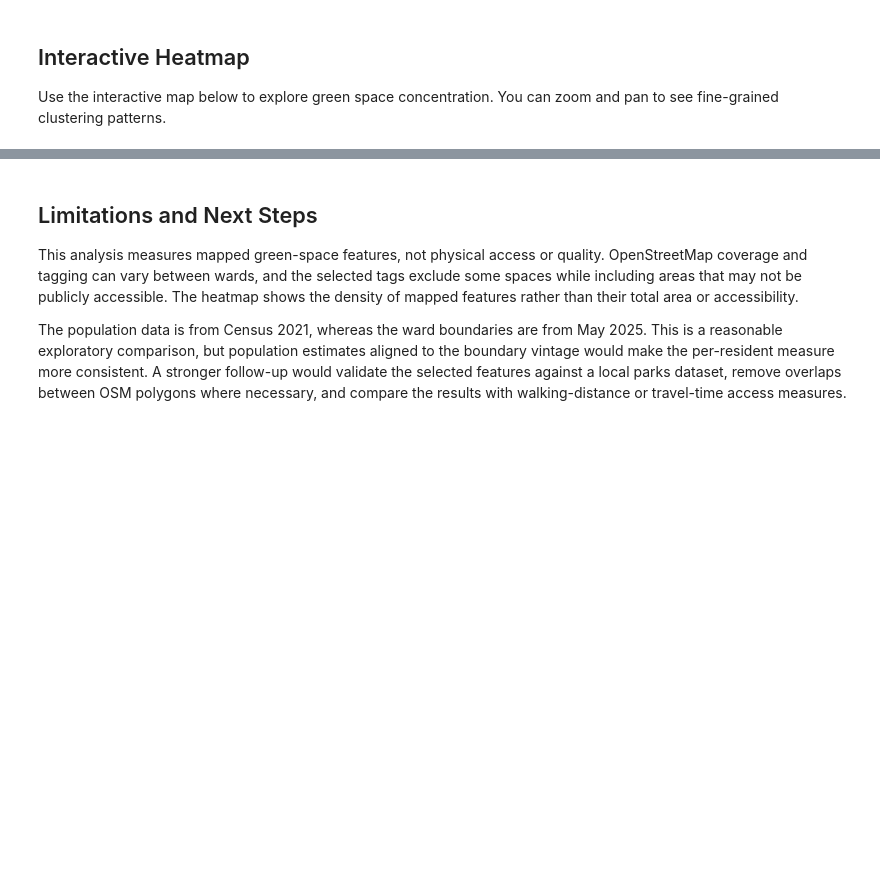
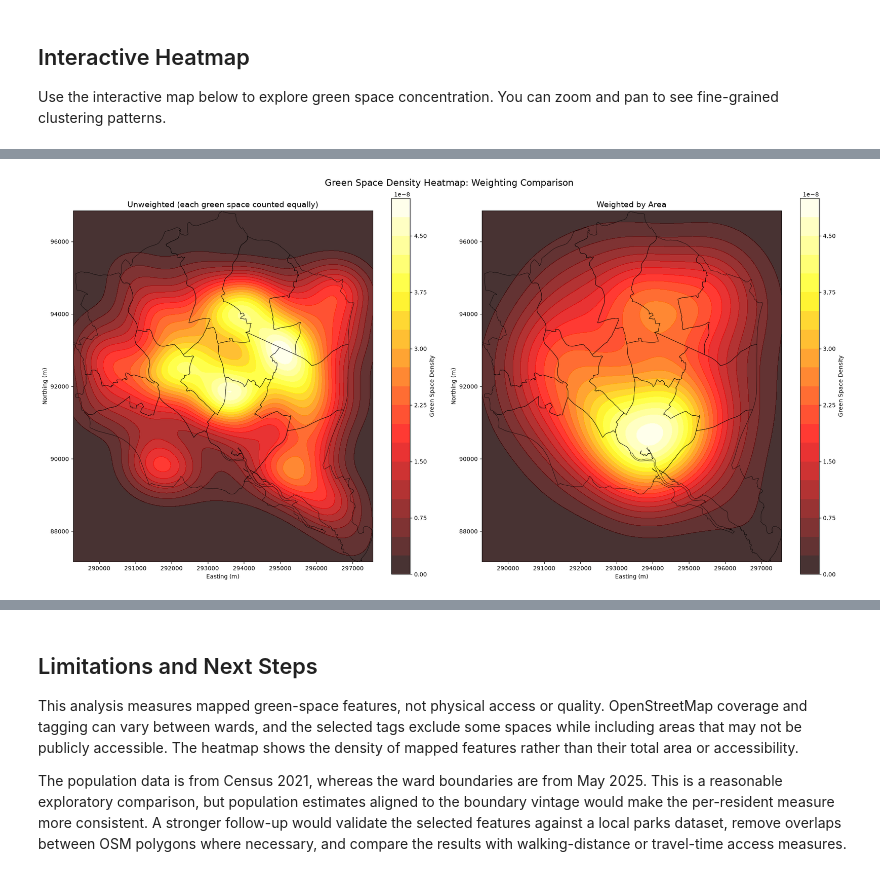
Before and after one commit to livi514/mapping-green-spaces-in-exeter, a Jupyter notebook: geopandas project.ipynb, the cells around one changed output, grey strips where cells are left out. Drawn from its saved outputs; the diff is of its cells as text; code cells hidden in the pictures; blank space fills up the shorter version.

```diff
--- a/geopandas project.ipynb
+++ b/geopandas project.ipynb
@@ -526,35 +523,34 @@ grid_size = 100
 grid_x = np.linspace(minx, maxx, grid_size)
 grid_y = np.linspace(miny, maxy, grid_size)
 xx, yy = np.meshgrid(grid_x, grid_y)
-
-# reshape grid for KDE evaluation, weighting each point by its green space area
 positions = np.vstack([xx.ravel(), yy.ravel()])
-kernel = gaussian_kde(np.vstack([x, y]), weights=green_areas)
-density = kernel(positions).reshape(xx.shape)
 # %% [markdown]
 ## Interactive Heatmap
 
 Use the interactive map below to explore green space concentration. You can zoom and pan to see fine-grained clustering patterns.
 # %%
-# reproject green centroids to WGS84 (latitude/longitude) for Folium
-green_wgs84 = green_centroids.to_crs(4326)
+def compute_density(weighted=False):
+    weights = green_areas if weighted else None
+    kernel = gaussian_kde(np.vstack([x, y]), weights=weights)
+    return kernel(positions).reshape(xx.shape)
 
-# extract lat/lon pairs
-heat_data = [[geom.y, geom.x] for geom in green_wgs84.geometry]
+density_unweighted = compute_density(weighted=False)
+density_weighted = compute_density(weighted=True)
 
-# create base map centered on Exeter
-exeter_center = [50.7184, -3.5339]  # approximate center of Exeter
-m = folium.Map(location=exeter_center, zoom_start=12, tiles='OpenStreetMap')
+fig, (ax1, ax2) = plt.subplots(1, 2, figsize=(20, 10))
 
-# add heatmap layer
-HeatMap(heat_data, radius=25, blur=15, max_zoom=1).add_to(m)
+for ax, density, title in [
+    (ax1, density_unweighted, "Unweighted (each green space counted equally)"),
+    (ax2, density_weighted, "Weighted by Area"),
+]:
+    heatmap = ax.contourf(xx, yy, density, levels=20, cmap='hot', alpha=0.8)
+    exeter.plot(ax=ax, facecolor='none', edgecolor='black', linewidth=0.5)
+    plt.colorbar(heatmap, ax=ax, label='Green Space Density')
+    ax.set_title(title, fontsize=14)
+    ax.set_xlabel('Easting (m)')
+    ax.set_ylabel('Northing (m)')
 
-# add ward boundaries as a reference
-for _, row in exeter.to_crs(4326).iterrows():
-    folium.GeoJson(
-        data=row.geometry.__geo_interface__,
-        style_function=lambda x: {'color': 'black', 'fillOpacity': 0.0, 'weight': 1}
-    ).add_to(m)
-
-m
+fig.suptitle('Green Space Density Heatmap: Weighting Comparison', fontsize=16)
+fig.tight_layout()
+plt.show()
 # %% [output]
@@ -561,0 +557 @@ m
+[figure, added]
```
Also changed, not shown: parts of 5 cells of this notebook.
